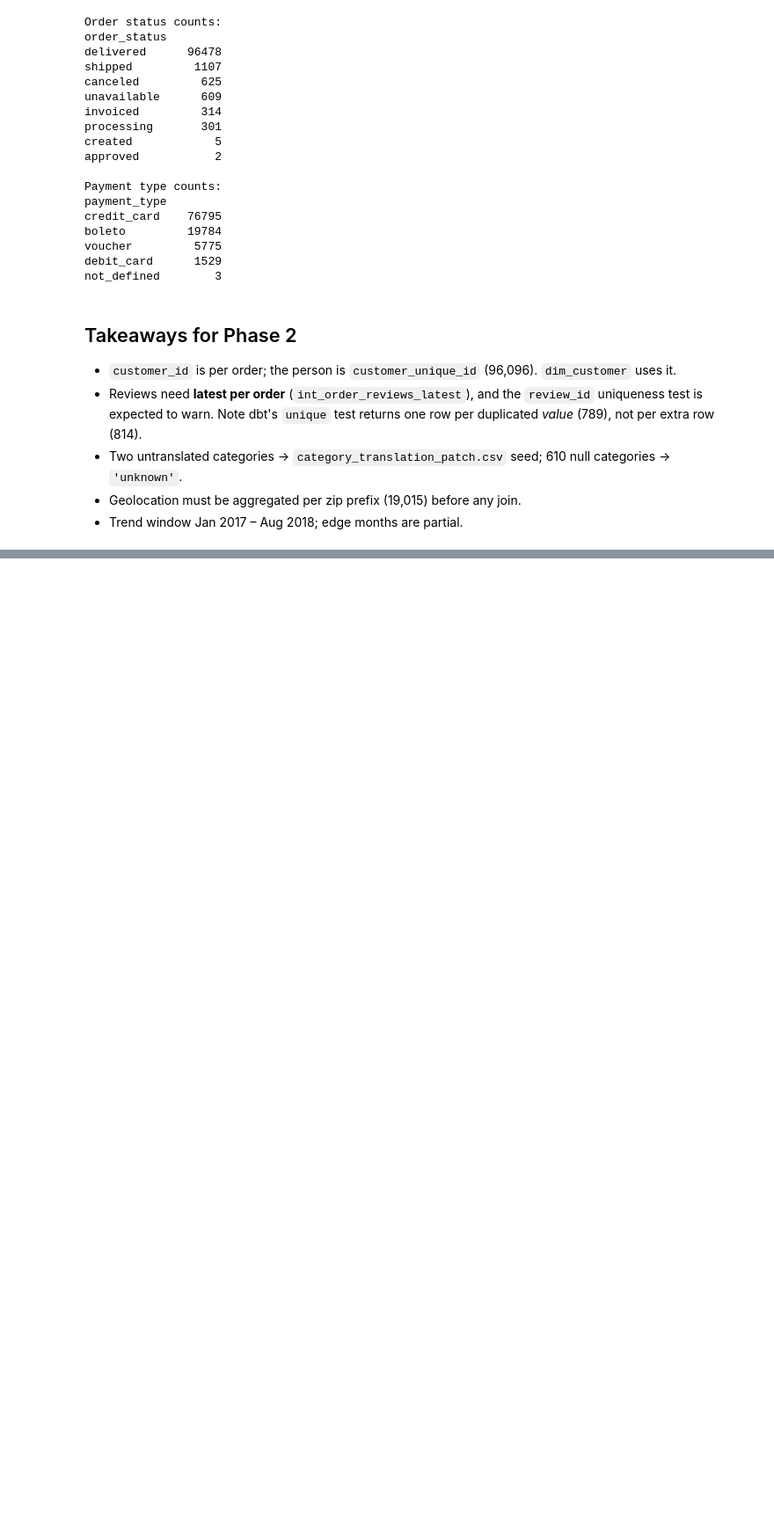
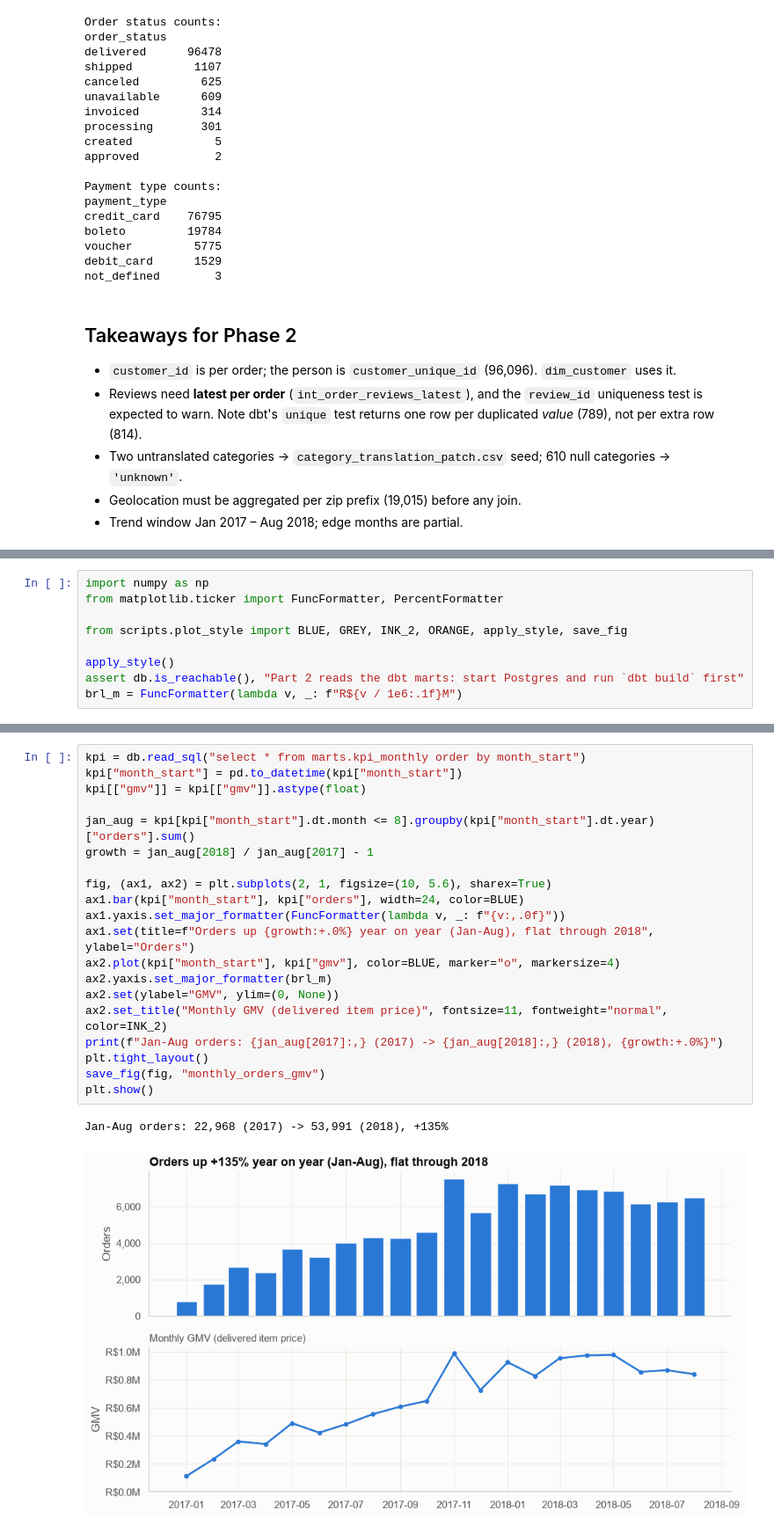
Before and after one commit to SudevOP1/RetailPulse, a Jupyter notebook: notebooks/01_eda.ipynb, the cells around one changed output, grey strips where cells are left out. Shown at 88% size. Saved outputs shown, nothing was run; the diff lists cells and outputs as text; blank space fills up the shorter version.

```diff
--- a/notebooks/01_eda.ipynb
+++ b/notebooks/01_eda.ipynb
@@ -345,0 +353,9 @@ not_defined        3
+# %%
+import numpy as np
+from matplotlib.ticker import FuncFormatter, PercentFormatter
+
+from scripts.plot_style import BLUE, GREY, INK_2, ORANGE, apply_style, save_fig
+
+apply_style()
+assert db.is_reachable(), "Part 2 reads the dbt marts: start Postgres and run `dbt build` first"
+brl_m = FuncFormatter(lambda v, _: f"R${v / 1e6:.1f}M")
@@ -345,0 +366,23 @@ not_defined        3
+# %%
+kpi = db.read_sql("select * from marts.kpi_monthly order by month_start")
+kpi["month_start"] = pd.to_datetime(kpi["month_start"])
+kpi[["gmv"]] = kpi[["gmv"]].astype(float)
+
+jan_aug = kpi[kpi["month_start"].dt.month <= 8].groupby(kpi["month_start"].dt.year)["orders"].sum()
+growth = jan_aug[2018] / jan_aug[2017] - 1
+
+fig, (ax1, ax2) = plt.subplots(2, 1, figsize=(10, 5.6), sharex=True)
+ax1.bar(kpi["month_start"], kpi["orders"], width=24, color=BLUE)
+ax1.yaxis.set_major_formatter(FuncFormatter(lambda v, _: f"{v:,.0f}"))
+ax1.set(title=f"Orders up {growth:+.0%} year on year (Jan-Aug), flat through 2018", ylabel="Orders")
+ax2.plot(kpi["month_start"], kpi["gmv"], color=BLUE, marker="o", markersize=4)
+ax2.yaxis.set_major_formatter(brl_m)
+ax2.set(ylabel="GMV", ylim=(0, None))
+ax2.set_title("Monthly GMV (delivered item price)", fontsize=11, fontweight="normal", color=INK_2)
+print(f"Jan-Aug orders: {jan_aug[2017]:,} (2017) -> {jan_aug[2018]:,} (2018), {growth:+.0%}")
+plt.tight_layout()
+save_fig(fig, "monthly_orders_gmv")
+plt.show()
+# %% [output]
+Jan-Aug orders: 22,968 (2017) -> 53,991 (2018), +135%
+[figure, added]
```
Also changed, not shown: parts of 10 cells of this notebook, 14 other files.
